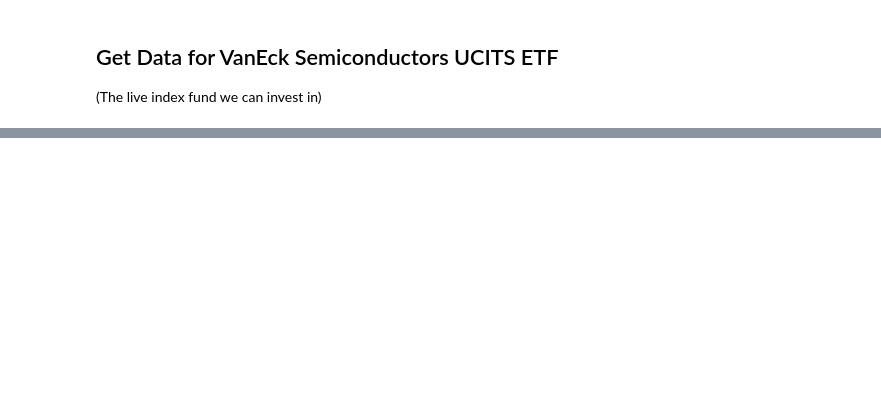
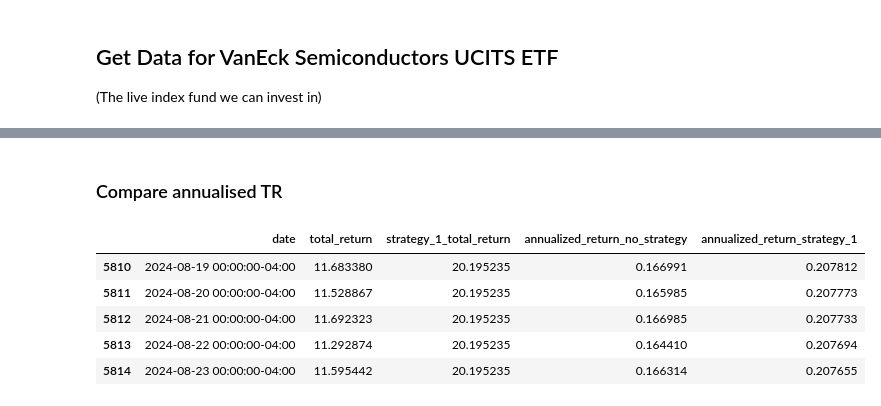
Before and after one commit to danielhalm1407/semiconductor_vol_control, a Jupyter notebook: Notebooks/NB01_Get_Data.ipynb, the cells around one changed output, grey strips where cells are left out. Drawn from its saved outputs; the diff is of its cells as text; code cells hidden in the pictures; blank space fills up the shorter version.

```diff
--- a/Notebooks/NB01_Get_Data.ipynb
+++ b/Notebooks/NB01_Get_Data.ipynb
@@ -90,0 +176,39 @@ smgb
+# %% [markdown]
+### Compare annualised TR
+# %%
+import pandas as pd
+import numpy as np
+
+# Function to calculate annualized return
+def calculate_annualized_return(cum_return, days, periods_per_year=365):
+    #print(days)
+    return ((cum_return) ** (periods_per_year / days)) - 1
+
+# Assuming 'soxx' DataFrame and 'total_return' and 'strategy_1_total_return' columns are already present
+# Calculate the number of days up to each date in terms of index steps
+soxx['days'] = np.arange(len(soxx))  # Simple integer index, so days are just the index itself
+
+# Calculate annualized total return for no strategy
+soxx.loc[1:,'annualized_return_no_strategy'] = soxx[1:].apply(
+    lambda row: calculate_annualized_return(row['total_return'], row['days']),
+    axis=1
+)
+
+# Calculate annualized total return for strategy_1
+soxx.loc[1:,'annualized_return_strategy_1'] = soxx[1:].apply(
+    lambda row: calculate_annualized_return(row['strategy_1_total_return'], row['days']),
+    axis=1
+)
+
+# Drop the 'days' column if no longer needed
+soxx.drop(columns='days', inplace=True)
+
+# Display the first few rows to verify
+display(soxx[['date','total_return', 'strategy_1_total_return', 'annualized_return_no_strategy', 'annualized_return_strategy_1']].tail())
+# %% [output]
+|  | date | total_return | strategy_1_total_return | annualized_return_no_strategy | annualized_return_strategy_1 |
+| 5810 | 2024-08-19 00:00:00-04:00 | 11.683380 | 20.195235 | 0.166991 | 0.207812 |
+| 5811 | 2024-08-20 00:00:00-04:00 | 11.528867 | 20.195235 | 0.165985 | 0.207773 |
+| 5812 | 2024-08-21 00:00:00-04:00 | 11.692323 | 20.195235 | 0.166985 | 0.207733 |
+| 5813 | 2024-08-22 00:00:00-04:00 | 11.292874 | 20.195235 | 0.164410 | 0.207694 |
+| 5814 | 2024-08-23 00:00:00-04:00 | 11.595442 | 20.195235 | 0.166314 | 0.207655 |
```
Also changed, not shown: parts of 11 cells of this notebook.
